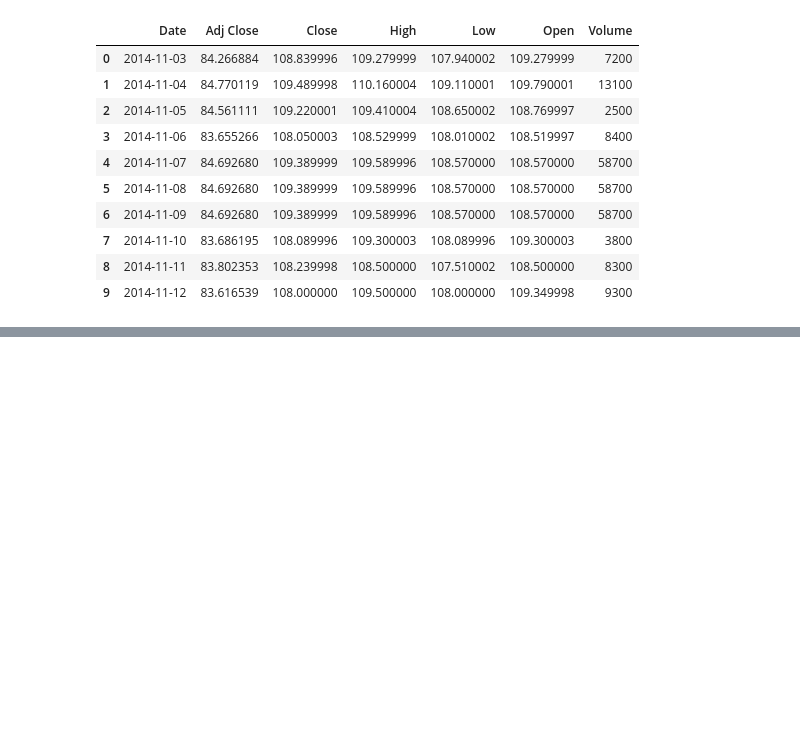
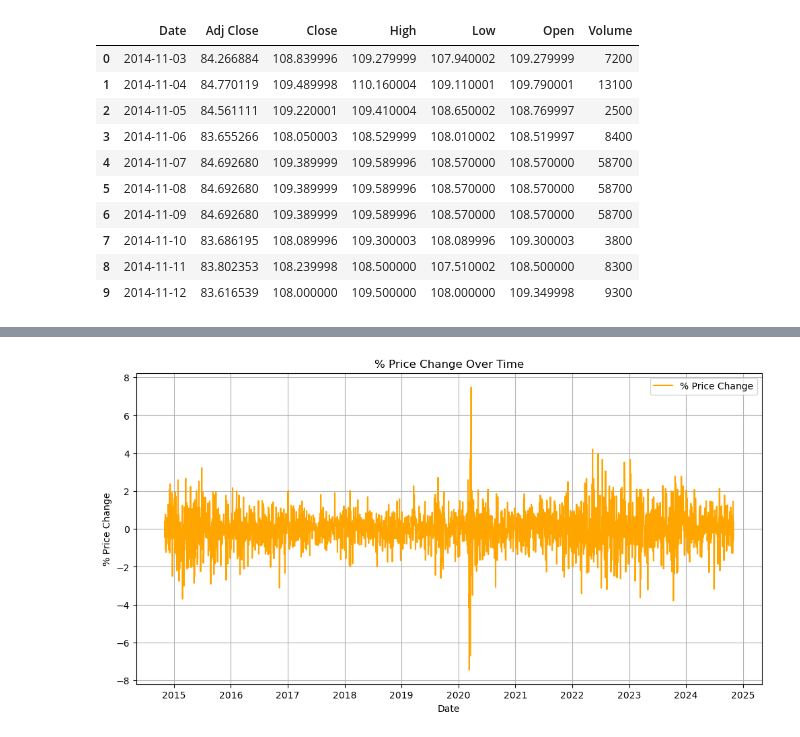
Before and after one commit to Miokasa/2024Fall_projects, a Jupyter notebook: zero_coupon.ipynb, the cells around one changed output, grey strips where cells are left out. Cells and saved outputs as stored; diff of their text form; code cells hidden in the pictures; blank space fills up the shorter version.

```diff
--- a/zero_coupon.ipynb
+++ b/zero_coupon.ipynb
@@ -55,0 +123,12 @@ data1.head(10)
+# %%
+# Plotting % Price Change over Time
+plt.figure(figsize=(12, 6))
+plt.plot(df.index, df['%PriceChange'], label='% Price Change', color='orange')
+plt.xlabel('Date')
+plt.ylabel('% Price Change')
+plt.title('% Price Change Over Time')
+plt.legend()
+plt.grid(True)
+plt.show()
+# %% [output]
+[figure, added]
```
Also changed, not shown: parts of 8 cells of this notebook, 1 other file.
